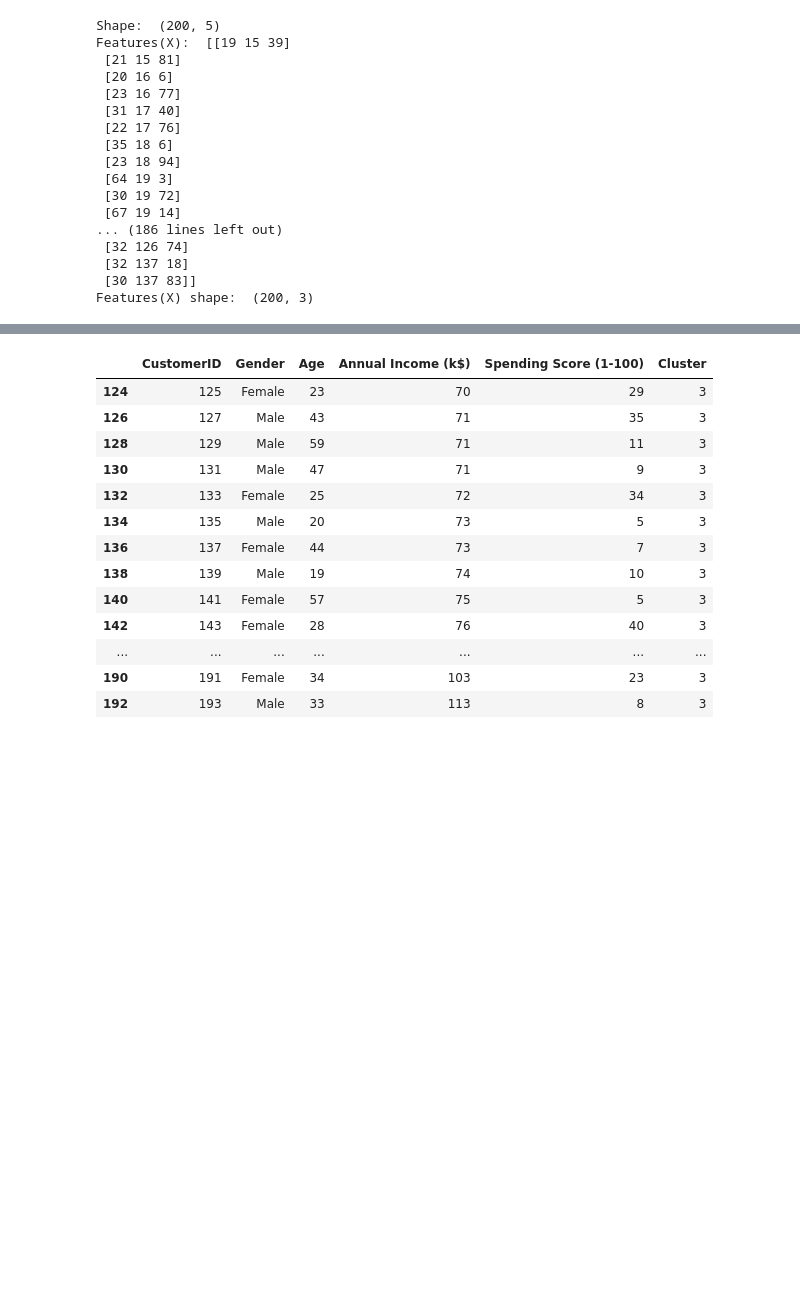
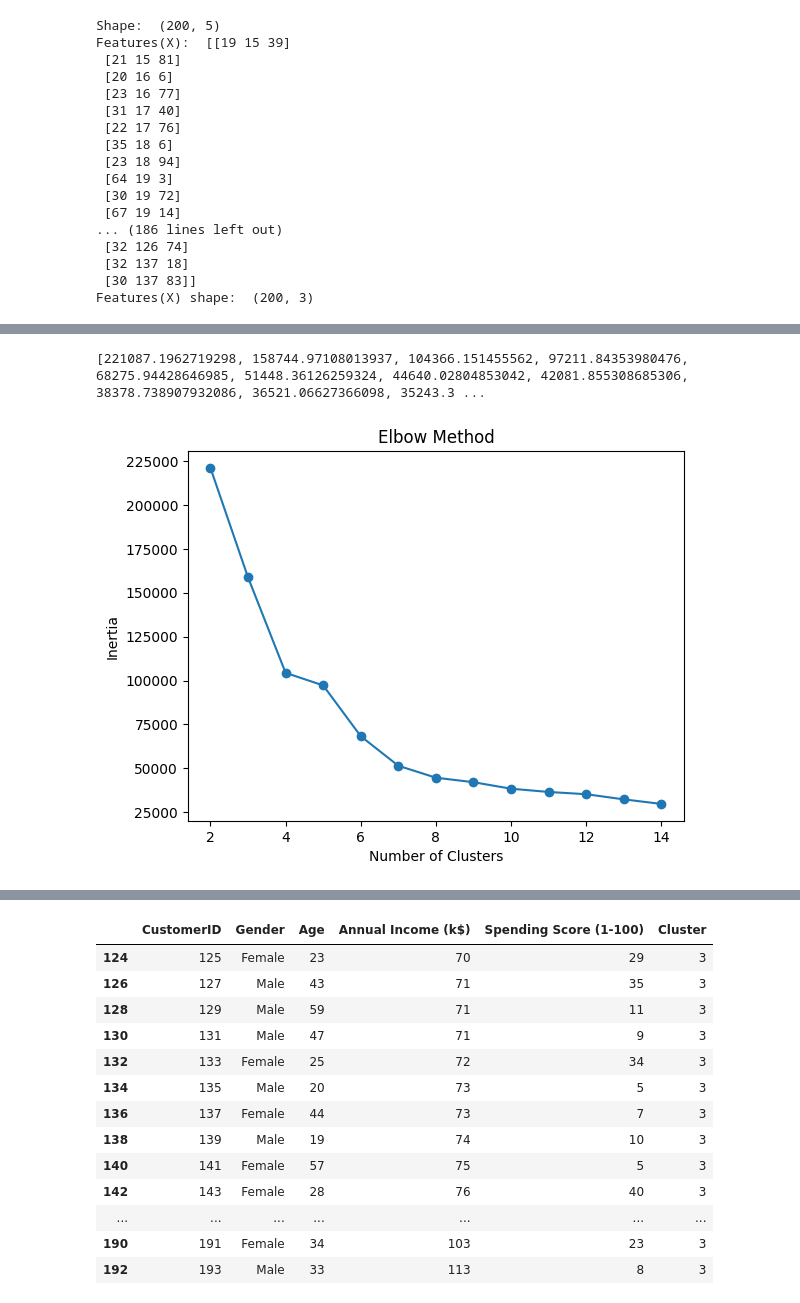
Before and after one commit to Harris-Gacheru/unsupervised-learning-lab, a Jupyter notebook: MLClustering.ipynb, the cells around one changed output, grey strips where cells are left out. Saved outputs shown, nothing was run; the diff lists cells and outputs as text; code cells hidden in the pictures; blank space fills up the shorter version.

```diff
--- a/MLClustering.ipynb
+++ b/MLClustering.ipynb
@@ -124,0 +138,25 @@ Features(X) shape:  (200, 3)
+# %%
+# We reached the Optimal Number, when the inertial is lower, Normally near the Elbow Arm.
+
+from sklearn.cluster import KMeans
+inertias = []
+for k in range(2, 15):
+  model = KMeans(n_clusters=k, random_state=42)
+  model.fit(X)
+  inertias.append(model.inertia_)
+
+print(inertias)
+# %% [output]
+[221087.1962719298, 158744.97108013937, 104366.151455562, 97211.84353980476, 68275.94428646985, 51448.36126259324, 44640.02804853042, 42081.855308685306, 38378.738907932086, 36521.06627366098, 35243.3 ...
+# %%
+# # PLOT THE INERTIAS AS AN ELBOW
+# Plot using matplotlib
+import matplotlib.pyplot as plt
+
+plt.plot(range(2, 15), inertias, marker='o')
+plt.title('Elbow Method')
+plt.xlabel('Number of Clusters')
+plt.ylabel('Inertia')
+plt.show()
+# %% [output]
+[figure, added]
```
Also changed, not shown: parts of 7 cells of this notebook, 1 other file.
